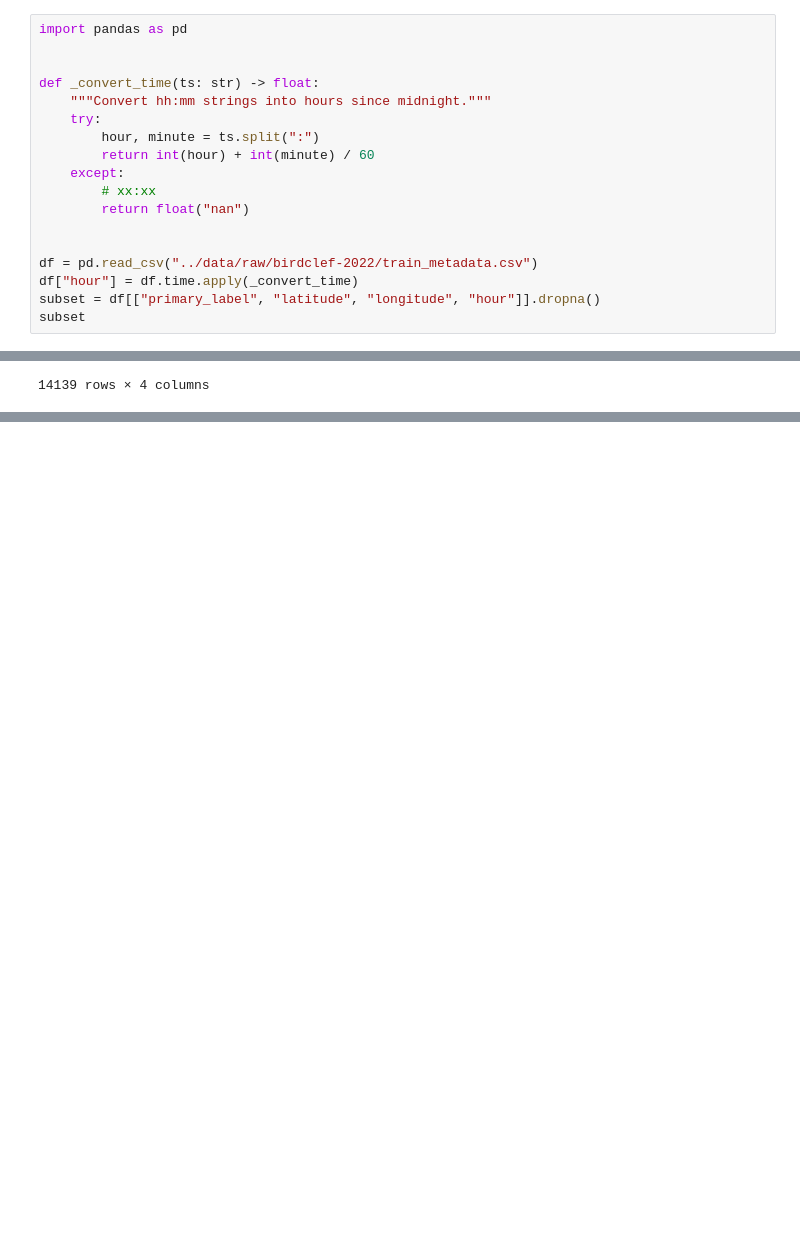
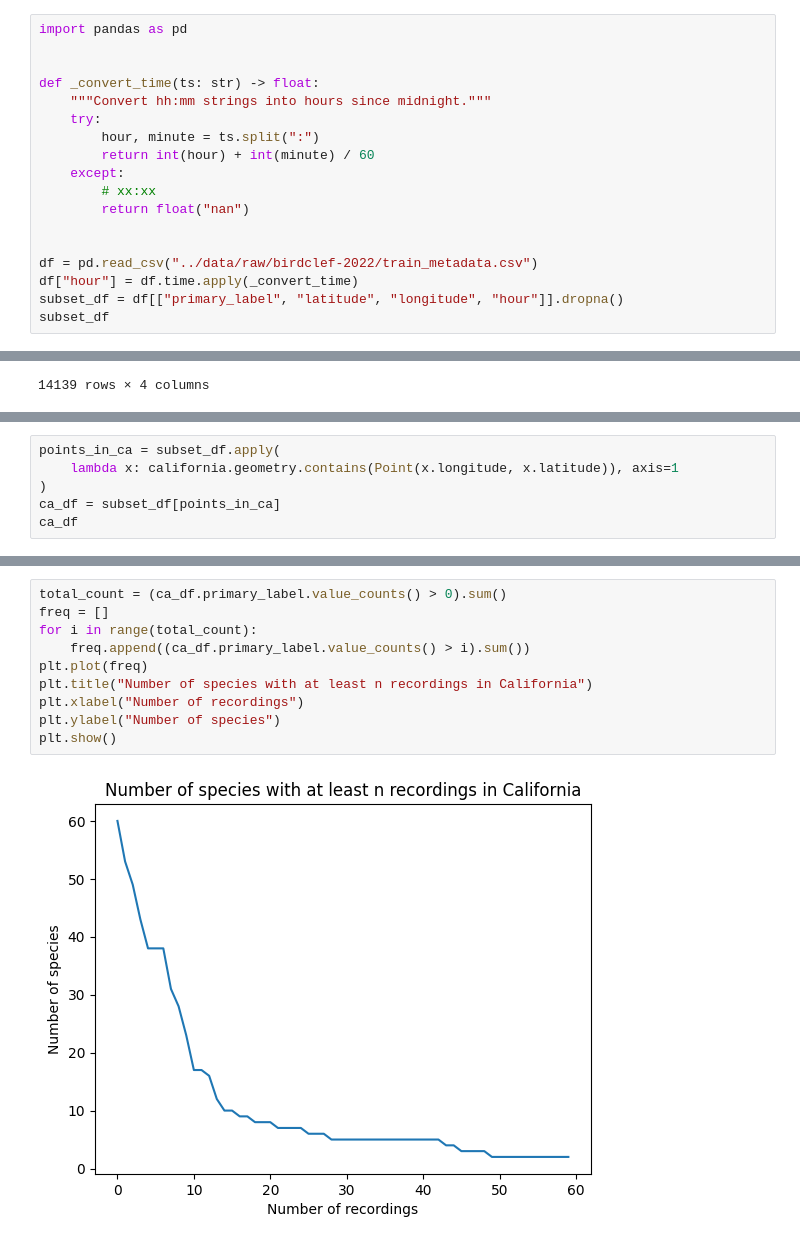
Before and after one commit to acmiyaguchi/iyse4620-birdcall-distributions, a Jupyter notebook: notebooks/2022-10-21-latlon.ipynb, the cells around one changed output, grey strips where cells are left out. Cells and saved outputs as stored; diff of their text form; blank space fills up the shorter version.

```diff
--- a/notebooks/2022-10-21-latlon.ipynb
+++ b/notebooks/2022-10-21-latlon.ipynb
@@ -18,8 +18,8 @@ def _convert_time(ts: str) -> float:
 
 df = pd.read_csv("../data/raw/birdclef-2022/train_metadata.csv")
 df["hour"] = df.time.apply(_convert_time)
-subset = df[["primary_label", "latitude", "longitude", "hour"]].dropna()
-subset
+subset_df = df[["primary_label", "latitude", "longitude", "hour"]].dropna()
+subset_df
 # %% [output]
 |  | primary_label | latitude | longitude | hour |
 | 0 | afrsil1 | 12.3910 | -1.4930 | 8.00 |
@@ -36,0 +78,6 @@ subset
+# %%
+points_in_ca = subset_df.apply(
+    lambda x: california.geometry.contains(Point(x.longitude, x.latitude)), axis=1
+)
+ca_df = subset_df[points_in_ca]
+ca_df
@@ -36,0 +98,12 @@ subset
+# %%
+total_count = (ca_df.primary_label.value_counts() > 0).sum()
+freq = []
+for i in range(total_count):
+    freq.append((ca_df.primary_label.value_counts() > i).sum())
+plt.plot(freq)
+plt.title("Number of species with at least n recordings in California")
+plt.xlabel("Number of recordings")
+plt.ylabel("Number of species")
+plt.show()
+# %% [output]
+[figure, added]
```
Also changed, not shown: parts of 15 cells of this notebook, 3 other files.
